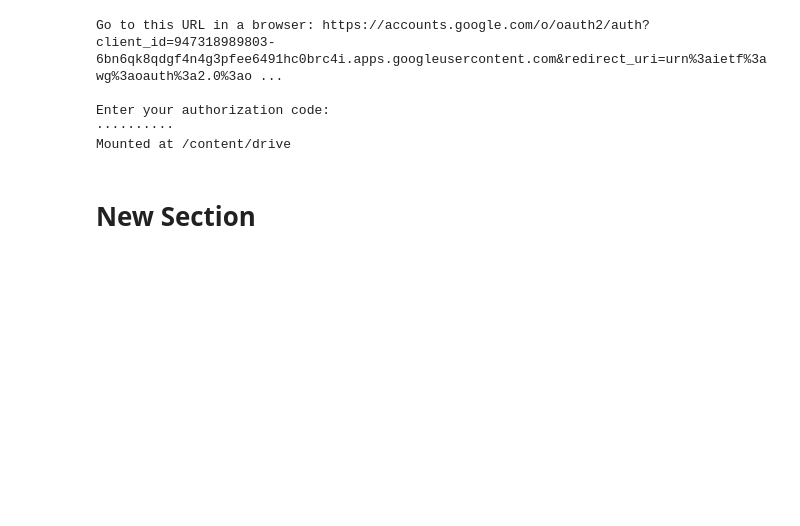
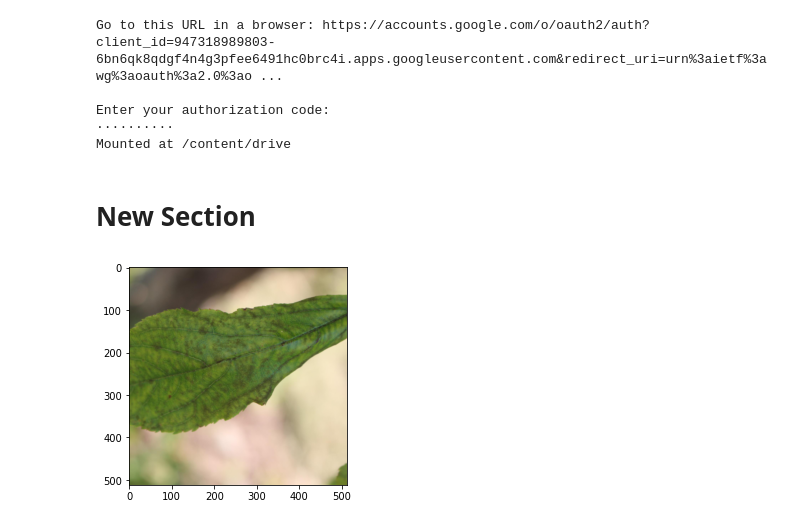
Before and after one commit to ysleead/comp4211_project, a Jupyter notebook: Project.ipynb, the cells around one changed output. Saved outputs shown, nothing was run; the diff lists cells and outputs as text; code cells hidden in the pictures; blank space fills up the shorter version.

```diff
--- a/Project.ipynb
+++ b/Project.ipynb
@@ -26,7 +26,9 @@ import torch.nn.functional as F
 # %%
 transform = transforms.Compose(
     [transforms.RandomHorizontalFlip(p=0.5),
-     transforms.ToTensor()])
+     transforms.RandomResizedCrop(size = 512, scale = (0.5,1.0)),
+     transforms.ToTensor(),
+     transforms.Normalize([0.485, 0.456, 0.406], [0.229, 0.224, 0.225])])
 
 class imgDataset(Dataset):
 
@@ -43,7 +45,7 @@ class imgDataset(Dataset):
         if torch.is_tensor(idx):
             idx = idx.tolist()
         img_name = self.root_dir+'/'+str(self.df.iloc[idx,0])+'.jpg'
-        X = np.array(self.transform(PIL.Image.open(img_name).convert('RGB')))
-        y = self.df.iloc[idx,1:].to_numpy()
+        X = self.transform(PIL.Image.open(img_name).convert('RGB'))
+        y = torch.tensor(self.df.iloc[idx,1:])
         return X, y
 # %%
@@ -55,3 +57,18 @@ train_size = int(0.8 * len(train_data))
 valid_size = len(train_data) - train_size
 
 train, valid = random_split(train_data, [train_size, valid_size])
+# %%
+def imshow(inp, title=None):
+    """Imshow for Tensor."""
+    inp = inp.numpy().transpose((1, 2, 0))
+    mean = np.array([0.485, 0.456, 0.406])
+    std = np.array([0.229, 0.224, 0.225])
+    inp = std * inp + mean
+    inp = np.clip(inp, 0, 1)
+    plt.imshow(inp)
+    if title is not None:
+        plt.title(title)
+
+imshow(train[0][0])
+# %% [output]
+[figure, added]
```
Also changed, not shown: parts of 5 cells of this notebook.
